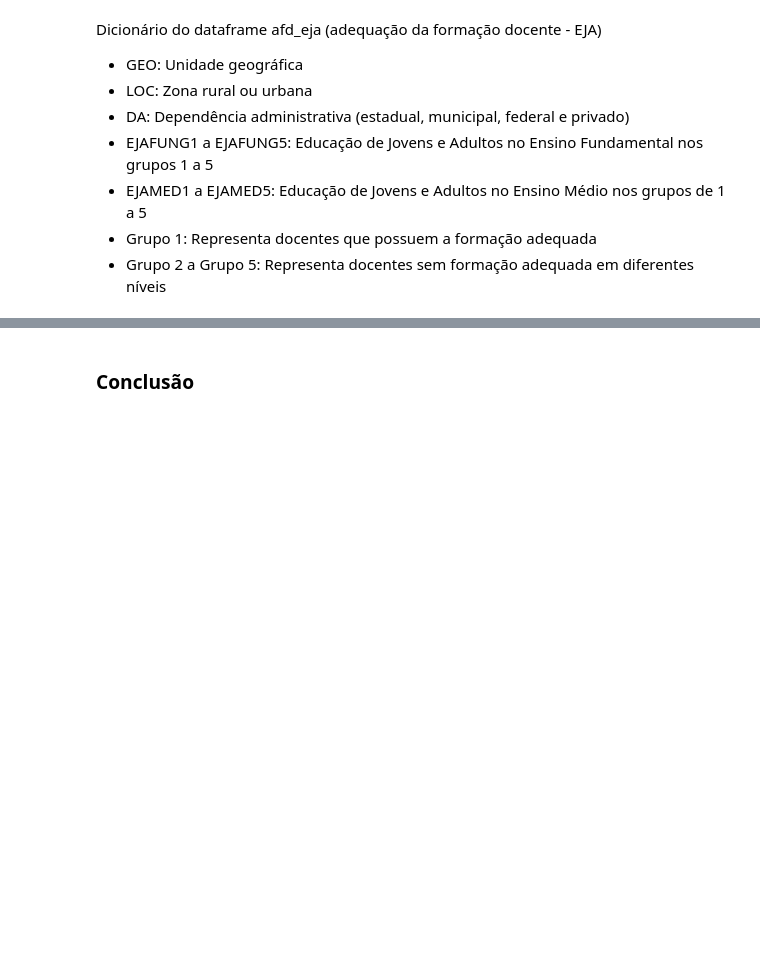
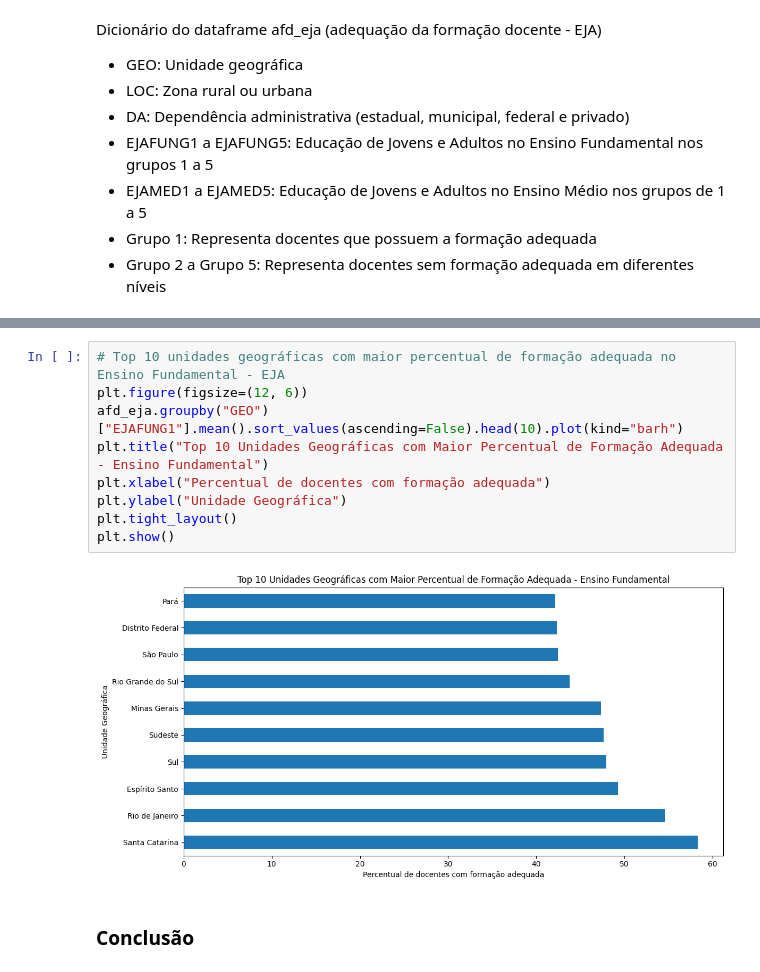
Before and after one commit to xavierruth/Compet-DS-ATV, a Jupyter notebook: dados-eja.ipynb, the cells around one changed output, grey strips where cells are left out. Drawn from its saved outputs; the diff is of its cells as text; blank space fills up the shorter version.

```diff
--- a/dados-eja.ipynb
+++ b/dados-eja.ipynb
@@ -586,3 +620,14 @@ Dicionário do dataframe afd_eja (adequação da formação docente - EJA)
+# %%
+# Top 10 unidades geográficas com maior percentual de formação adequada no Ensino Fundamental - EJA
+plt.figure(figsize=(12, 6))
+afd_eja.groupby("GEO")["EJAFUNG1"].mean().sort_values(ascending=False).head(10).plot(kind="barh")
+plt.title("Top 10 Unidades Geográficas com Maior Percentual de Formação Adequada - Ensino Fundamental")
+plt.xlabel("Percentual de docentes com formação adequada")
+plt.ylabel("Unidade Geográfica")
+plt.tight_layout()
+plt.show()
+# %% [output]
+[figure, added]
 # %% [markdown]
 ### Conclusão
 # %% [markdown]
```
Also changed, not shown: parts of 10 cells of this notebook, 2 other files.
